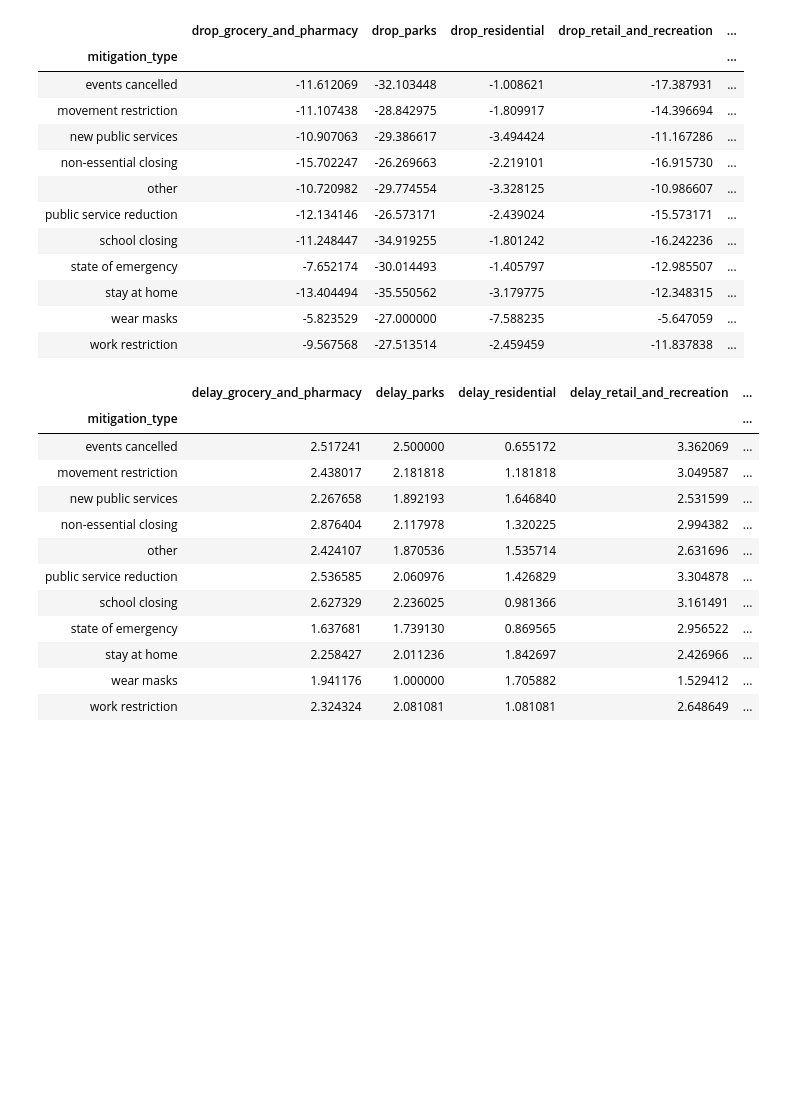
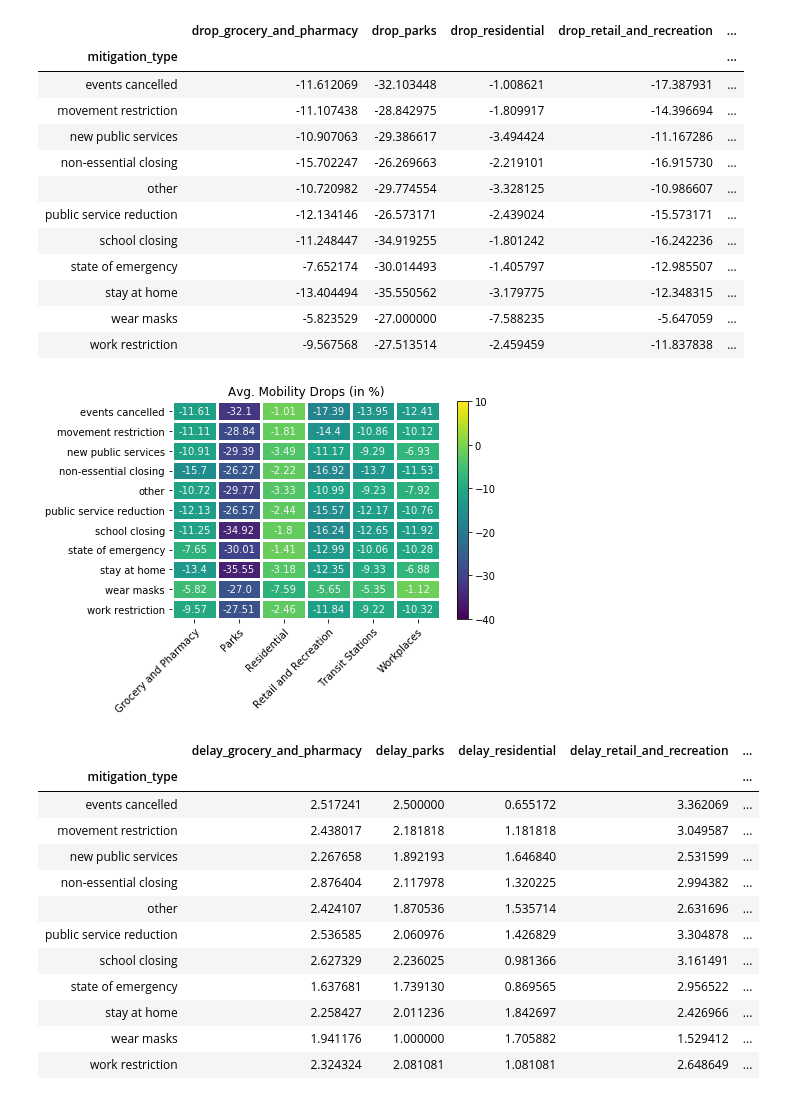
Before and after one commit to Christopher-Scott/Covid-19_Project, a Jupyter notebook: google_analysis.ipynb, the cells around one changed output. Drawn from its saved outputs; the diff is of its cells as text; code cells hidden in the pictures; blank space fills up the shorter version.

```diff
--- a/google_analysis.ipynb
+++ b/google_analysis.ipynb
@@ -187,8 +187,8 @@ drop_residential
 # %%
 # mean mobility drops by mitigation type in each category
 cols = ['drop_retail_and_recreation', 'drop_grocery_and_pharmacy', 'drop_parks', 'drop_transit_stations', 'drop_workplaces', 'drop_residential']
-table = pd.pivot_table(lowest_mobility_vals_states, values=cols, index=['mitigation_type'], aggfunc=np.mean)
-table
+drops_table = pd.pivot_table(lowest_mobility_vals_states, values=cols, index=['mitigation_type'], aggfunc=np.mean)
+drops_table
 # %% [output]
 |  | drop_grocery_and_pharmacy | drop_parks | drop_residential | drop_retail_and_recreation | ... |
 | mitigation_type |  |  |  |  | ... |
@@ -203,6 +203,44 @@ table
 | stay at home | -13.404494 | -35.550562 | -3.179775 | -12.348315 | ... |
 | wear masks | -5.823529 | -27.000000 | -7.588235 | -5.647059 | ... |
 | work restriction | -9.567568 | -27.513514 | -2.459459 | -11.837838 | ... |
+# %%
+drops_by_events = drops_table.to_numpy()
+drops_by_events = np.round(drops_by_events, decimals=2)
+
+mob_cat = ["Grocery and Pharmacy", "Parks", "Residential", "Retail and Recreation", "Transit Stations", "Workplaces"]
+mitig_types = drops_table.index
+# print(len(mitig_types), drops_by_events.shape)
+
+fig, ax = plt.subplots()
+im = ax.imshow(drops_by_events, aspect='auto', cmap="viridis", vmin=-40, vmax=10)
+
+ax.set_xticklabels(mob_cat)
+ax.set_yticklabels(mitig_types)
+
+ax.set_xticks(np.arange(len(mob_cat)))
+ax.set_yticks(np.arange(len(mitig_types)))
+
+# Set up white spacing between cells
+ax.set_xticks(np.arange(len(mob_cat) + 1) -.5, minor=True)
+ax.set_yticks(np.arange(len(mitig_types) + 1) -.5, minor=True)
+ax.grid(which="minor", color="w", linestyle='-', linewidth=3)
+ax.tick_params(which="minor", bottom=False, left=False)
+for edge, spine in ax.spines.items():
+        spine.set_visible(False)
+
+
+plt.setp(ax.get_xticklabels(), rotation=45, ha="right", rotation_mode="anchor")
+
+# add text to cells
+for i in range(len(mitig_types)):
+    for j in range(len(mob_cat)):
+        text = ax.text(j, i, drops_by_events[i,j], ha="center", va="center", color="#f5f5f5")
+
+ax.set_title("Avg. Mobility Drops (in %)")
+cbar = ax.figure.colorbar(im, ax=ax)
+plt.show()
+# %% [output]
+[figure, added]
 # %%
 # mean delay to mobility drop by mitigation type in each category
 cols = ['delay_retail_and_recreation', 'delay_grocery_and_pharmacy', 'delay_parks', 'delay_transit_stations', 'delay_workplaces', 'delay_residential']
```
Also changed, not shown: parts of 2 cells of this notebook, 2 other files.
